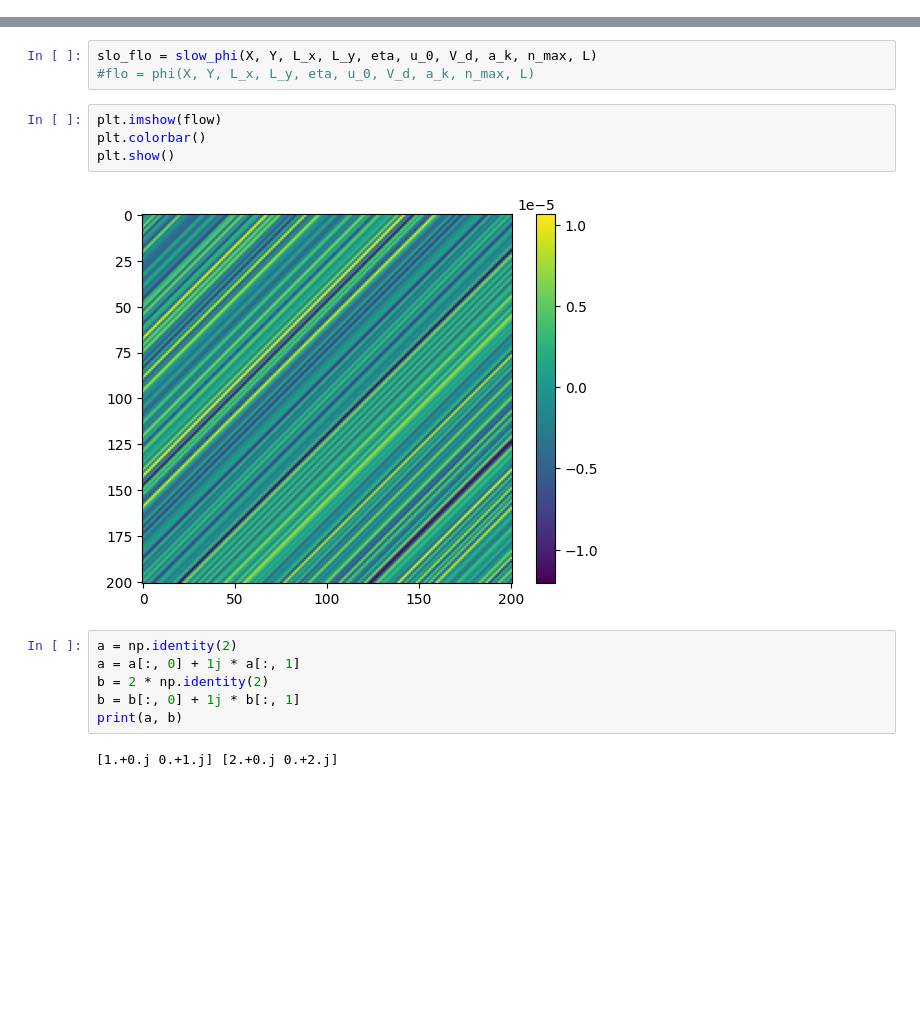
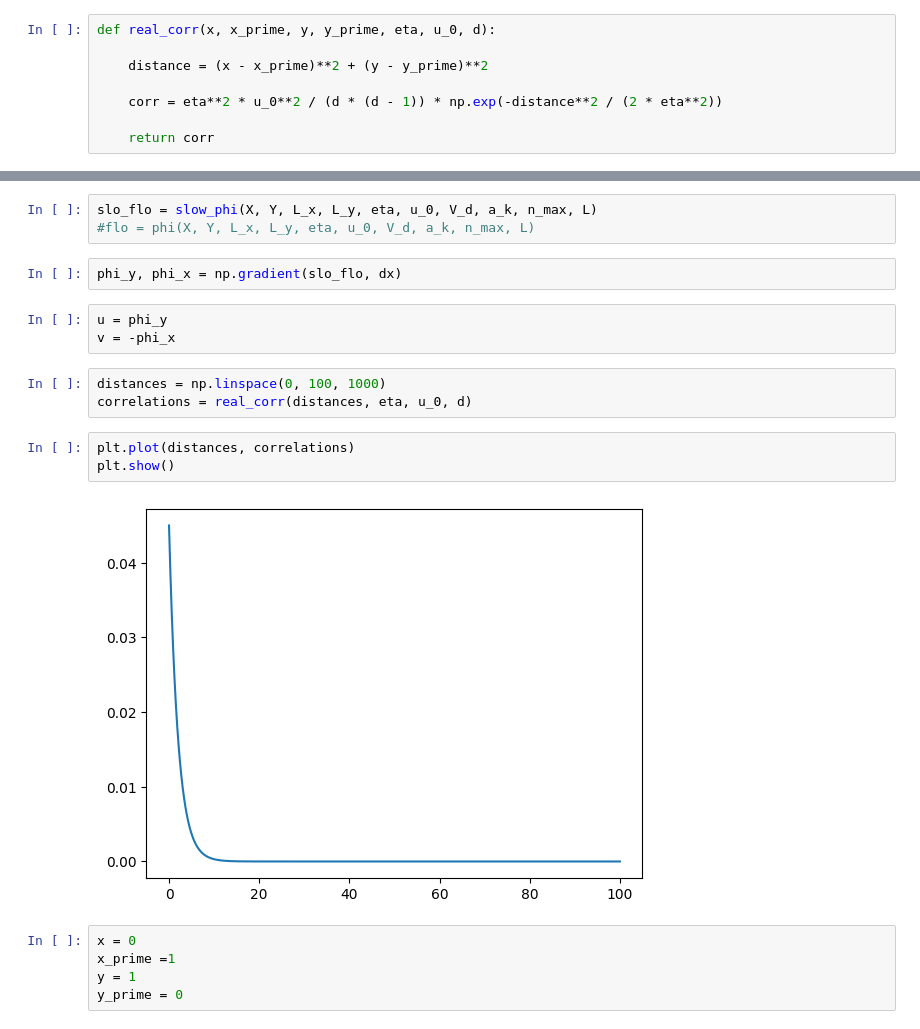
Before and after one commit to AlonsoFernandezVM/Pattern-formation-in-a-phytoplankton-population-based-on-stochastic-models-of-the-ocean-turbulence, a Jupyter notebook: notebooks/random_constant_flow.ipynb, the cells around one changed output, grey strips where cells are left out. Drawn from its saved outputs; the diff is of its cells as text; blank space fills up the shorter version.

Commit message:
Added correlation estimator for two points

```diff
--- a/notebooks/random_constant_flow.ipynb
+++ b/notebooks/random_constant_flow.ipynb
@@ -57,3 +57,11 @@ def phi(x, y, L_x, L_y, eta, u_0, V_d, a_k, n_max, L_tot):
     flow = (2 * PI)**(d/4) * num / den * fourier_sum
 
     return flow
+# %%
+def real_corr(x, x_prime, y, y_prime, eta, u_0, d):
+
+    distance = (x - x_prime)**2 + (y - y_prime)**2
+
+    corr = eta**2 * u_0**2 / (d * (d - 1)) * np.exp(-distance**2 / (2 * eta**2))
+
+    return corr
@@ -119,17 +135,21 @@ flow = np.real_if_close(flow)
 # %%
 slo_flo = slow_phi(X, Y, L_x, L_y, eta, u_0, V_d, a_k, n_max, L)
 #flo = phi(X, Y, L_x, L_y, eta, u_0, V_d, a_k, n_max, L)
-# %%
-plt.imshow(flow)
-plt.colorbar()
-plt.show()
-# %% [output]
-[figure, removed]
-# %%
-a = np.identity(2)
-a = a[:, 0] + 1j * a[:, 1]
-b = 2 * np.identity(2)
-b = b[:, 0] + 1j * b[:, 1]
-print(a, b)
-# %% [output]
-[1.+0.j 0.+1.j] [2.+0.j 0.+2.j]
+# %%
+phi_y, phi_x = np.gradient(slo_flo, dx)
+# %%
+u = phi_y
+v = -phi_x
+# %%
+distances = np.linspace(0, 100, 1000)
+correlations = real_corr(distances, eta, u_0, d)
+# %%
+plt.plot(distances, correlations)
+plt.show()
+# %% [output]
+[figure, added]
+# %%
+x = 0
+x_prime =1
+y = 1
+y_prime = 0
```
Also changed, not shown: parts of 4 cells of this notebook.
